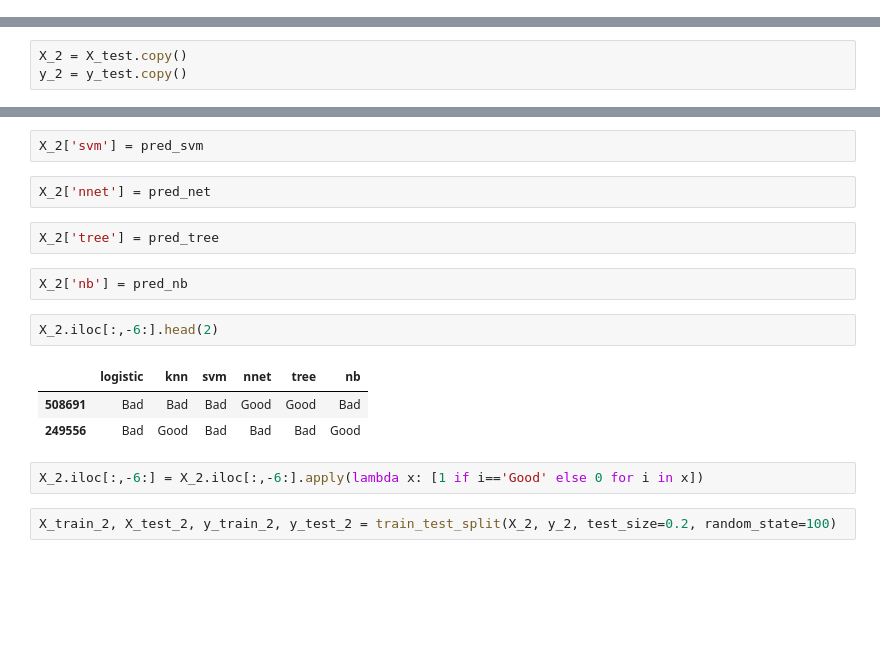
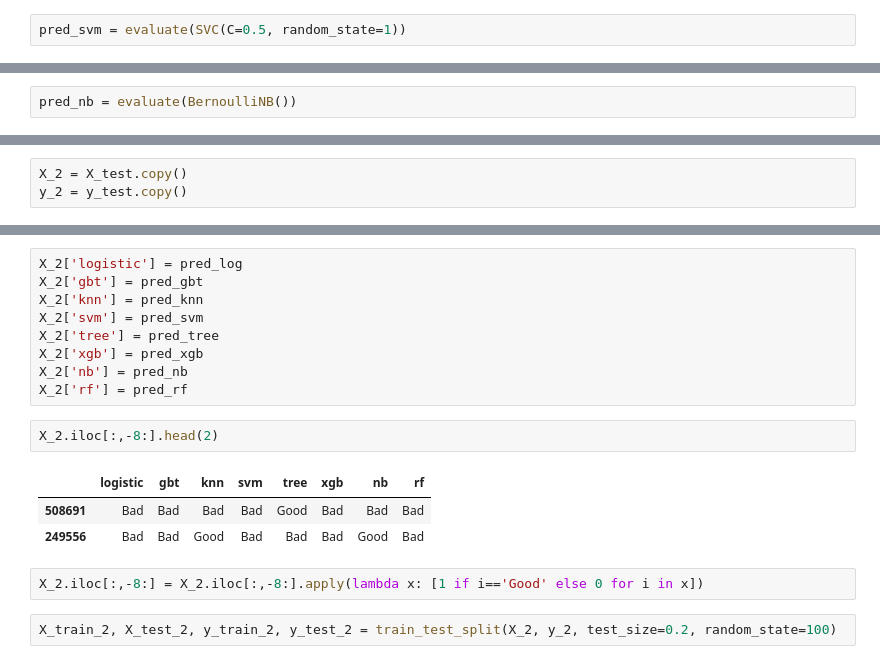
Before and after one commit to alberthr/Booking_Analysis, a Jupyter notebook: model 1 Review Score 7.ipynb, the cells around one changed output, grey strips where cells are left out. Cells and saved outputs as stored; diff of their text form; blank space fills up the shorter version.

```diff
--- a/model 1 Review Score 7.ipynb
+++ b/model 1 Review Score 7.ipynb
@@ -218,0 +181,2 @@ Train: 0.6868 | 0.3737
+# %%
+pred_svm = evaluate(SVC(C=0.5, random_state=1))
@@ -283,0 +188,2 @@ Train: 0.7094 | 0.4182
+# %%
+pred_nb = evaluate(BernoulliNB())
@@ -310,19 +217,20 @@ X_2['knn'] = pred_knn
-# %%
-X_2['svm'] = pred_svm
-# %%
-X_2['nnet'] = pred_net
-# %%
-X_2['tree'] = pred_tree
-# %%
-X_2['nb'] = pred_nb
+# %%
+X_2['logistic'] = pred_log
+X_2['gbt'] = pred_gbt
+X_2['knn'] = pred_knn
+X_2['svm'] = pred_svm
+X_2['tree'] = pred_tree
+X_2['xgb'] = pred_xgb
+X_2['nb'] = pred_nb
+X_2['rf'] = pred_rf
 # %%
-X_2.iloc[:,-6:].head(2)
+X_2.iloc[:,-8:].head(2)
 # %% [output]
-|  | logistic | knn | svm | nnet | tree | nb |
-| 508691 | Bad | Bad | Bad | Good | Good | Bad |
-| 249556 | Bad | Good | Bad | Bad | Bad | Good |
+|  | logistic | gbt | knn | svm | tree | xgb | nb | rf |
+| 508691 | Bad | Bad | Bad | Bad | Good | Bad | Bad | Bad |
+| 249556 | Bad | Bad | Good | Bad | Bad | Bad | Good | Bad |
 # %%
-X_2.iloc[:,-6:] = X_2.iloc[:,-6:].apply(lambda x: [1 if i=='Good' else 0 for i in x])
+X_2.iloc[:,-8:] = X_2.iloc[:,-8:].apply(lambda x: [1 if i=='Good' else 0 for i in x])
 # %%
 X_train_2, X_test_2, y_train_2, y_test_2 = train_test_split(X_2, y_2, test_size=0.2, random_state=100)
 # %% [markdown]
```
Also changed, not shown: parts of 45 cells of this notebook, 8 other files.
